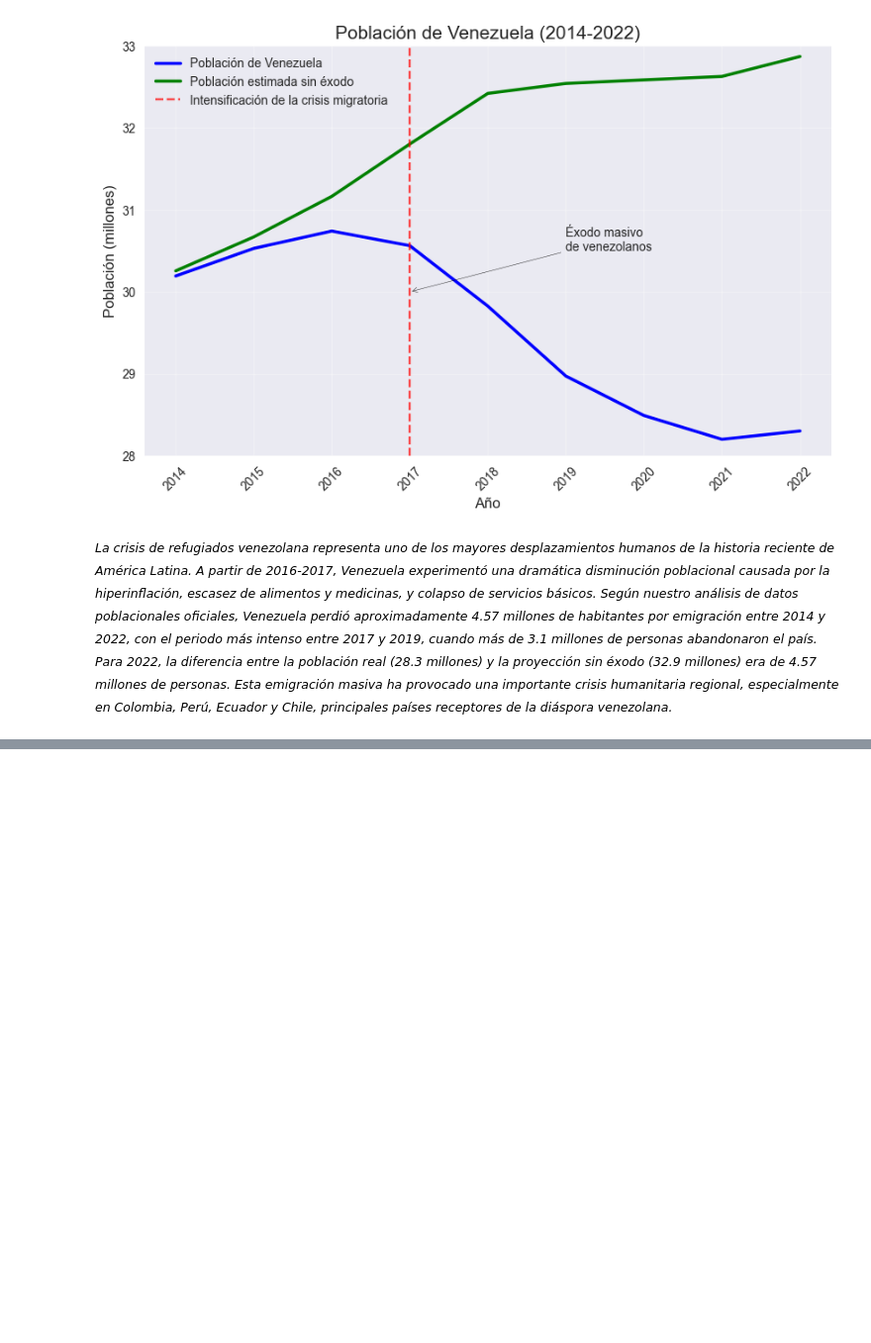
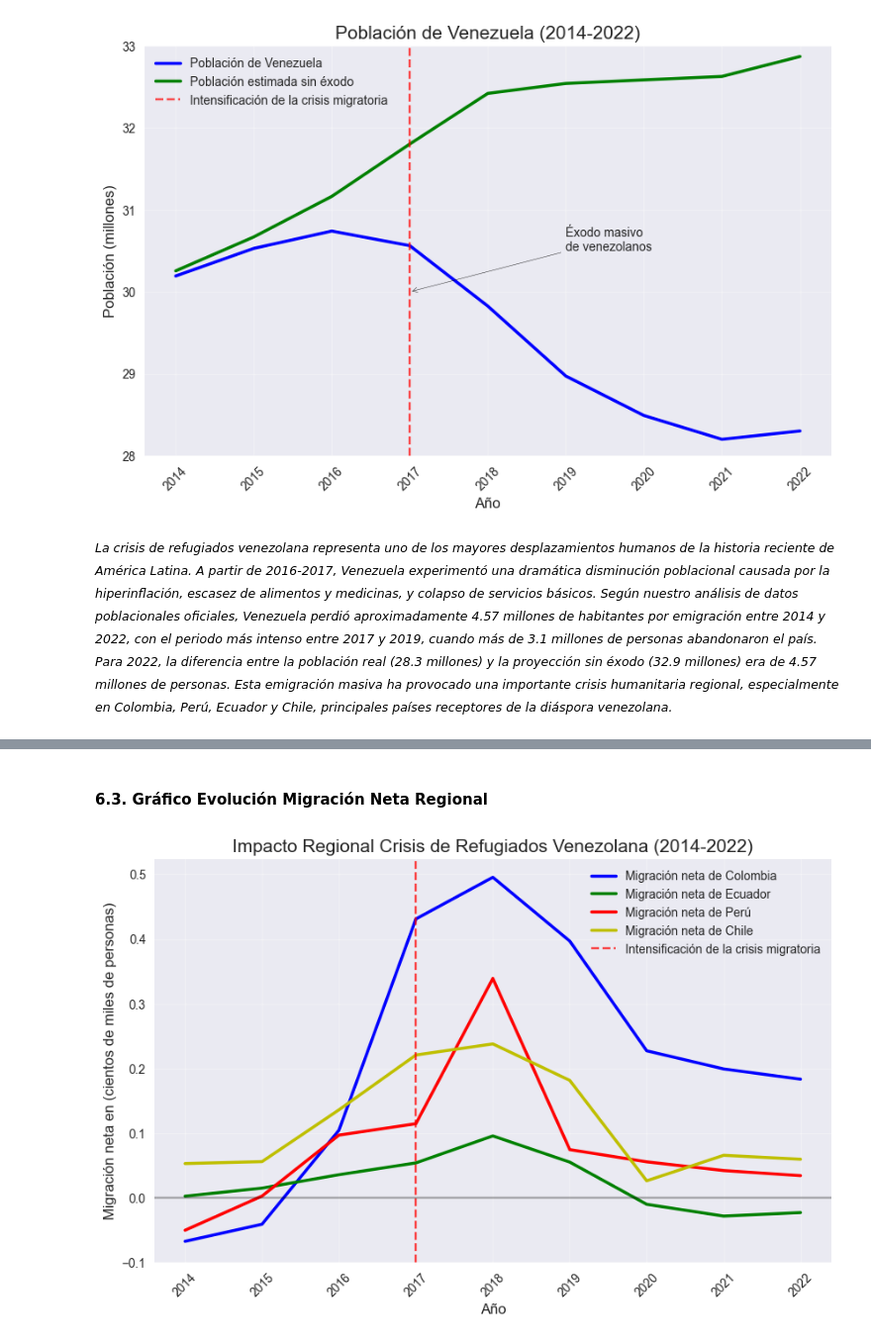
Before and after one commit to Bootcamp-IA-P4/world-population-migration-eda, a Jupyter notebook: EDAS/venezuela_migrate.ipynb, the cells around one changed output, grey strips where cells are left out. Shown at 99% size. Cells and saved outputs as stored; diff of their text form; code cells hidden in the pictures; blank space fills up the shorter version.

Commit message:
Feature: Add graph to show the regional impact of refugee venezuelan crisis

```diff
--- a/EDAS/venezuela_migrate.ipynb
+++ b/EDAS/venezuela_migrate.ipynb
@@ -318,0 +367,40 @@ plt.show()
+# %% [markdown]
+#### 6.3. Gráfico Evolución Migración Neta Regional
+# %%
+# Crear la figura
+plt.figure(figsize=(10, 6))
+
+# Dibujar la línea de migración neta por año para Colombia, Ecuador, Perú y Chile
+plt.plot(colombia_periodo['Year'], colombia_periodo['Net_Migration']/1000000,
+         'b-', linewidth=2.5, label='Migración neta de Colombia')
+plt.plot(ecuador_periodo['Year'], ecuador_periodo['Net_Migration']/1000000,
+          'g-', linewidth=2.5, label='Migración neta de Ecuador')
+plt.plot(peru_periodo['Year'], peru_periodo['Net_Migration']/1000000,
+         'r-', linewidth=2.5, label='Migración neta de Perú')
+plt.plot(chile_periodo['Year'], chile_periodo['Net_Migration']/1000000,
+          'y-', linewidth=2.5, label='Migración neta de Chile')
+
+# Añadir línea vertical para marcar el inicio de la crisis
+plt.axvline(x=2017, color='r', linestyle='--', alpha=0.7,
+            label='Intensificación de la crisis migratoria')
+
+# Añadir línea horizontal en cero
+plt.axhline(y=0, color='black', linestyle='-', alpha=0.3)
+
+plt.ylim(-0.1, None)
+
+# Personalizar el gráfico
+plt.title('Impacto Regional Crisis de Refugiados Venezolana (2014-2022)', fontsize=15)
+plt.xlabel('Año', fontsize=12)
+plt.ylabel('Migración neta en (cientos de miles de personas)', fontsize=12)
+plt.grid(True, alpha=0.3)
+plt.legend(fontsize=10)
+
+# Configurar el eje X para mostrar todos los años
+años = list(range(2014, 2023))
+plt.xticks(años, [str(año) for año in años], rotation=45)
+
+# Mostrar el gráfico
+plt.show()
+# %% [output]
+[figure, added]
```
Also changed, not shown: parts of 13 cells of this notebook.
